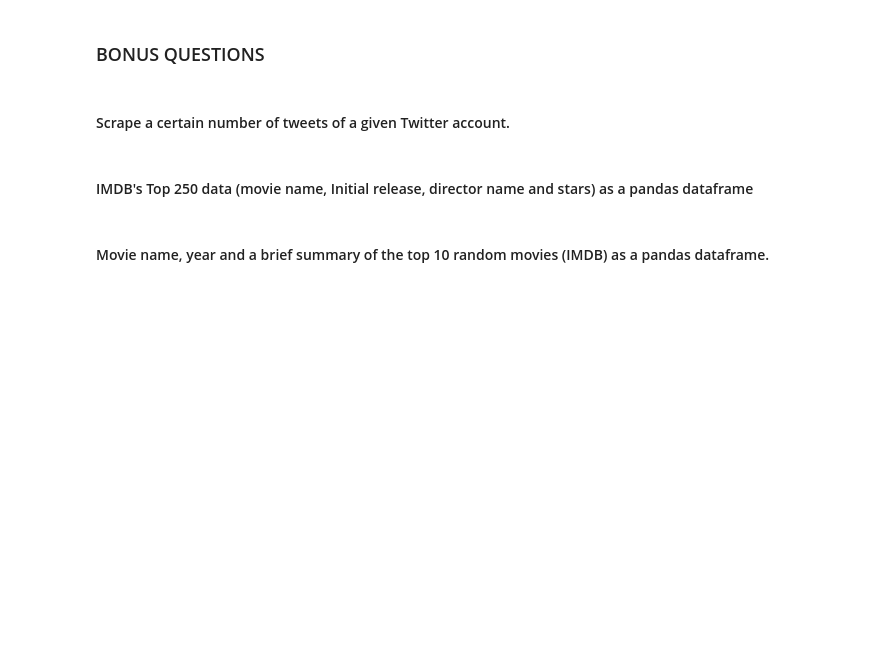
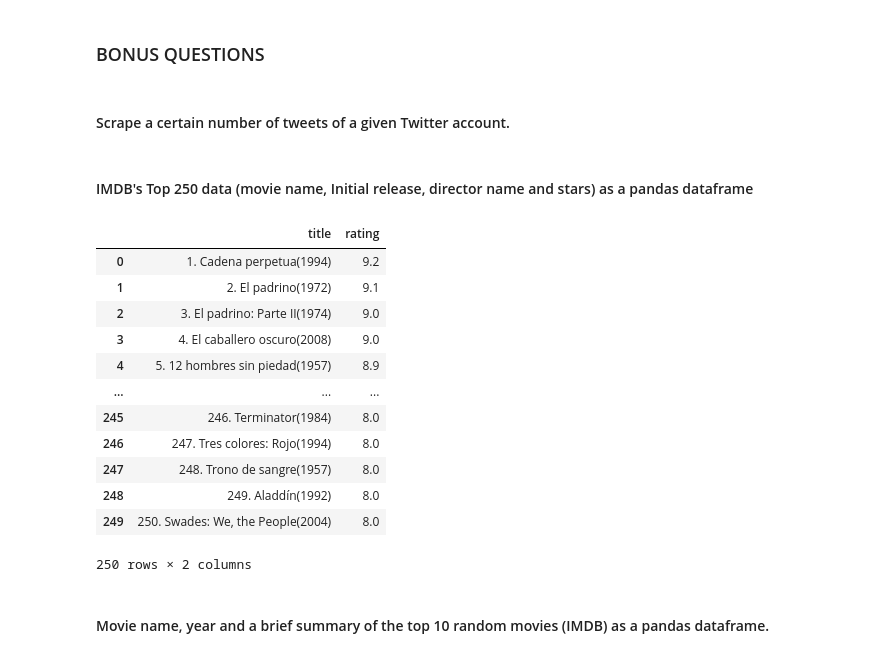
Before and after one commit to miguelgimenezgimenez/datamad0820, a Jupyter notebook: module-1/lab-web-scraping/your-code/main.ipynb, the cells around one changed output. Drawn from its saved outputs; the diff is of its cells as text; code cells hidden in the pictures; blank space fills up the shorter version.

```diff
--- a/module-1/lab-web-scraping/your-code/main.ipynb
+++ b/module-1/lab-web-scraping/your-code/main.ipynb
@@ -469,3 +469,42 @@ url = 'https://www.imdb.com/chart/top'
+# %%
+response = requests.get(url)
+
+soup = BeautifulSoup(response.text, 'html.parser')
+
+table_data= soup.select('tbody>tr')
+
+
+def process_eq_data(tr):
+
+
+    try:
+            return {
+                 'title' :tr.select('td.titleColumn')[0].text.replace('\n',''),
+                 'rating':  tr.select('td.ratingColumn.imdbRating')[0].text.replace('\n','')
+            }
+    except:
+        return {}
+
+
+eq_data=[process_eq_data(tr) for tr in table_data]
+
+
+
+pd.DataFrame(eq_data)
+# %% [output]
+|  | title | rating |
+| 0 | 1. Cadena perpetua(1994) | 9.2 |
+| 1 | 2. El padrino(1972) | 9.1 |
+| 2 | 3. El padrino: Parte II(1974) | 9.0 |
+| 3 | 4. El caballero oscuro(2008) | 9.0 |
+| 4 | 5. 12 hombres sin piedad(1957) | 8.9 |
+| ... | ... | ... |
+| 245 | 246. Terminator(1984) | 8.0 |
+| 246 | 247. Tres colores: Rojo(1994) | 8.0 |
+| 247 | 248. Trono de sangre(1957) | 8.0 |
+| 248 | 249. Aladdín(1992) | 8.0 |
+| 249 | 250. Swades: We, the People(2004) | 8.0 |
+250 rows × 2 columns
 # %% [markdown]
 #### Movie name, year and a brief summary of the top 10 random movies (IMDB) as a pandas dataframe.
 # %%
```
Also changed, not shown: parts of 7 cells of this notebook.
